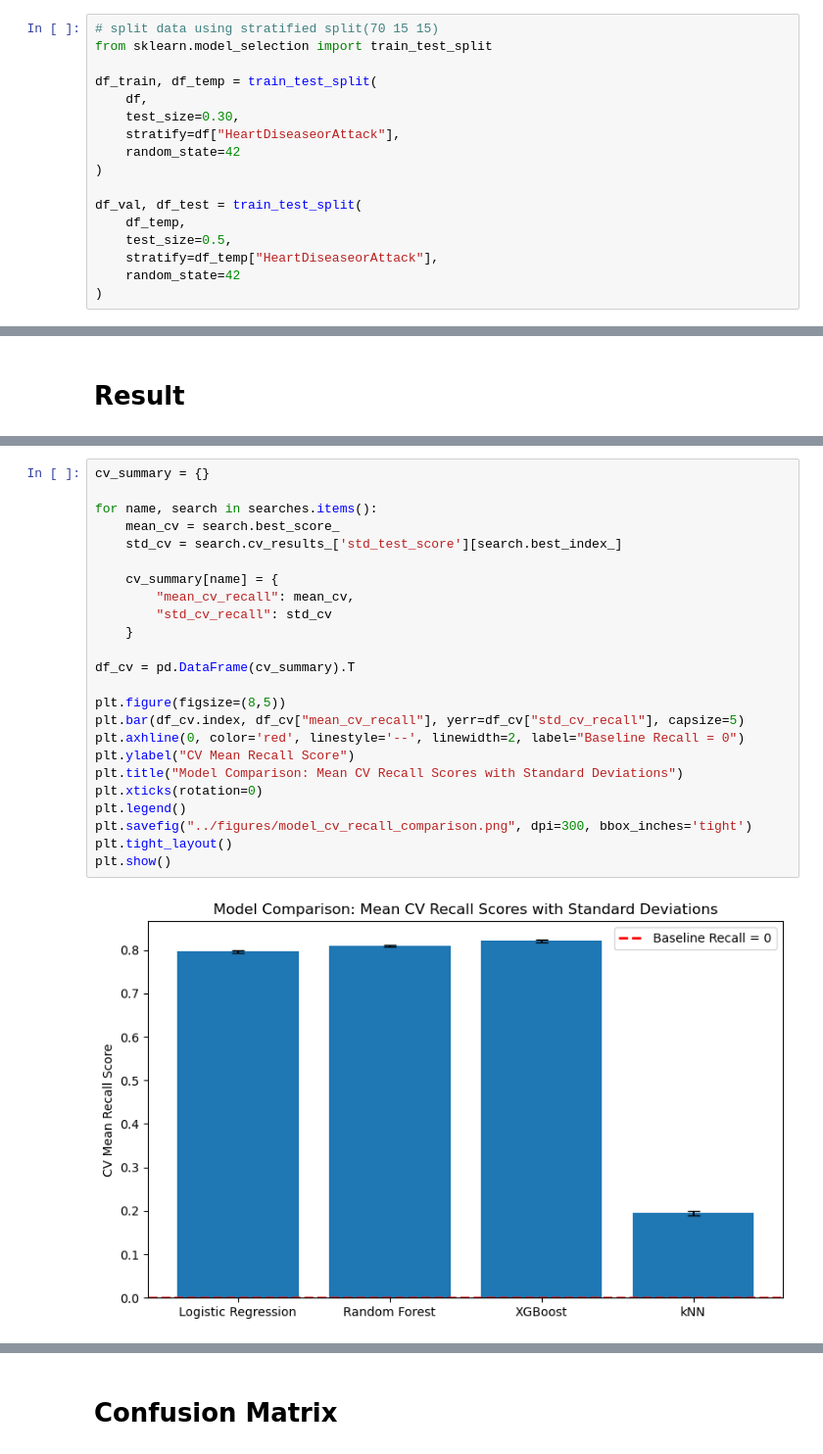
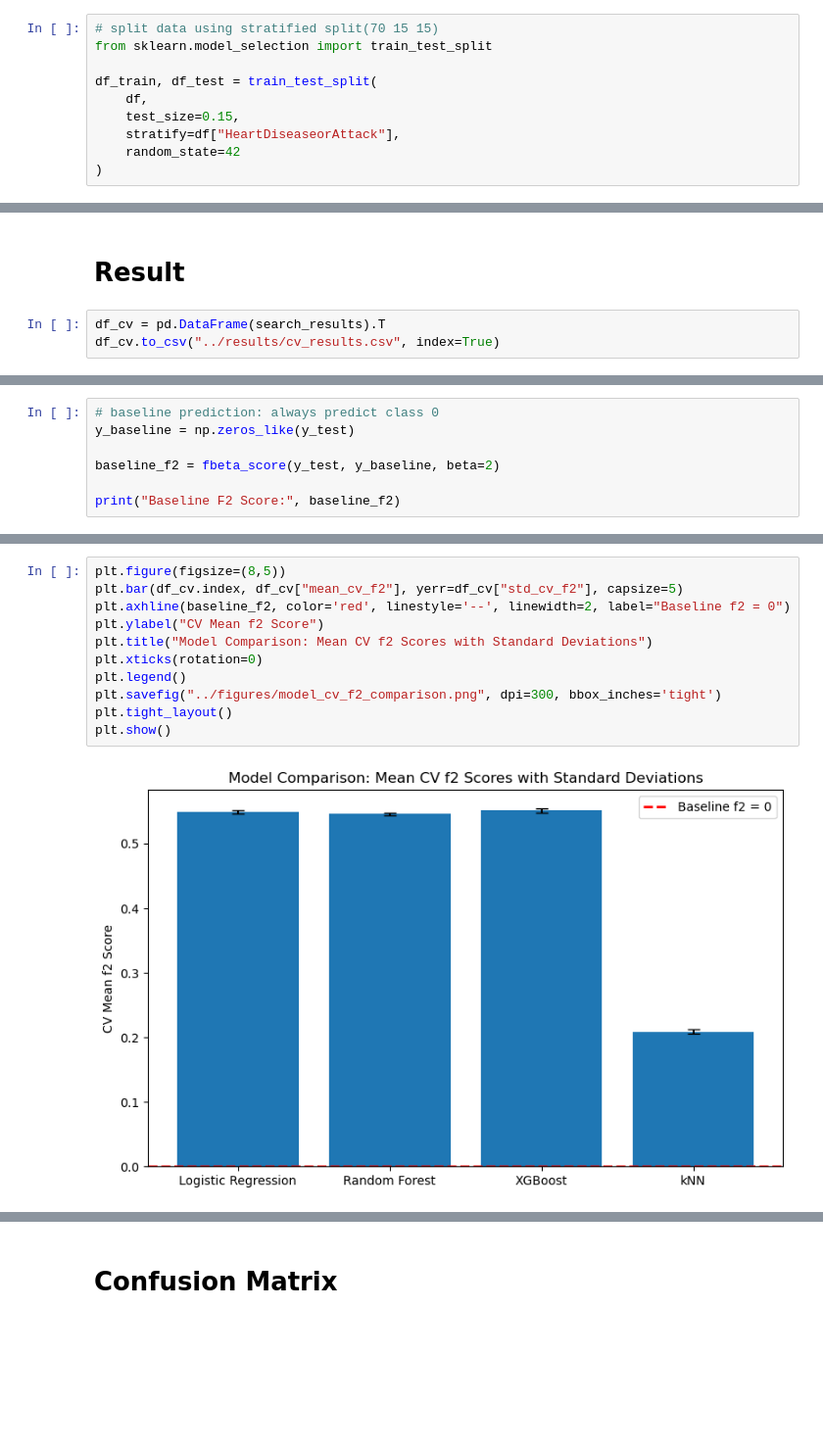
Before and after one commit to YichenLi95/DATA1030FinalProject, a Jupyter notebook: src/DATA1030FinalProject.ipynb, the cells around one changed output, grey strips where cells are left out. Shown at 98% size. Saved outputs shown, nothing was run; the diff lists cells and outputs as text; blank space fills up the shorter version.

```diff
--- a/src/DATA1030FinalProject.ipynb
+++ b/src/DATA1030FinalProject.ipynb
@@ -112,19 +116,12 @@ Passing `palette` without assigning `hue` is deprecated and will be removed in v
 # split data using stratified split(70 15 15)
 from sklearn.model_selection import train_test_split
 
-df_train, df_temp = train_test_split(
+df_train, df_test = train_test_split(
     df,
-    test_size=0.30,
+    test_size=0.15,
     stratify=df["HeartDiseaseorAttack"],
     random_state=42
 )
-
-df_val, df_test = train_test_split(
-    df_temp,
-    test_size=0.5,
-    stratify=df_temp["HeartDiseaseorAttack"],
-    random_state=42
-)
 # %%
 import pandas as pd
 import numpy as np
@@ -421,2 +385,5 @@ y_pred_test = best_model.predict(X_test)
 # %% [markdown]
 # Result
+# %%
+df_cv = pd.DataFrame(search_results).T
+df_cv.to_csv("../results/cv_results.csv", index=True)
@@ -430,0 +406,7 @@ Recall: 0.8328683035714286
+# %%
+# baseline prediction: always predict class 0
+y_baseline = np.zeros_like(y_test)
+
+baseline_f2 = fbeta_score(y_test, y_baseline, beta=2)
+
+print("Baseline F2 Score:", baseline_f2)
@@ -431,26 +415,13 @@ Recall: 0.8328683035714286
 # %%
-cv_summary = {}
-
-for name, search in searches.items():
-    mean_cv = search.best_score_
-    std_cv = search.cv_results_['std_test_score'][search.best_index_]
-
-    cv_summary[name] = {
-        "mean_cv_recall": mean_cv,
-        "std_cv_recall": std_cv
-    }
-
-df_cv = pd.DataFrame(cv_summary).T
-
 plt.figure(figsize=(8,5))
-plt.bar(df_cv.index, df_cv["mean_cv_recall"], yerr=df_cv["std_cv_recall"], capsize=5)
-plt.axhline(0, color='red', linestyle='--', linewidth=2, label="Baseline Recall = 0")
-plt.ylabel("CV Mean Recall Score")
-plt.title("Model Comparison: Mean CV Recall Scores with Standard Deviations")
+plt.bar(df_cv.index, df_cv["mean_cv_f2"], yerr=df_cv["std_cv_f2"], capsize=5)
+plt.axhline(baseline_f2, color='red', linestyle='--', linewidth=2, label="Baseline f2 = 0")
+plt.ylabel("CV Mean f2 Score")
+plt.title("Model Comparison: Mean CV f2 Scores with Standard Deviations")
 plt.xticks(rotation=0)
 plt.legend()
-plt.savefig("../figures/model_cv_recall_comparison.png", dpi=300, bbox_inches='tight')
+plt.savefig("../figures/model_cv_f2_comparison.png", dpi=300, bbox_inches='tight')
 plt.tight_layout()
 plt.show()
 # %% [output]
-[figure, old version]
+[figure, new version]
```
Also changed, not shown: parts of 15 cells of this notebook, 25 other files.
